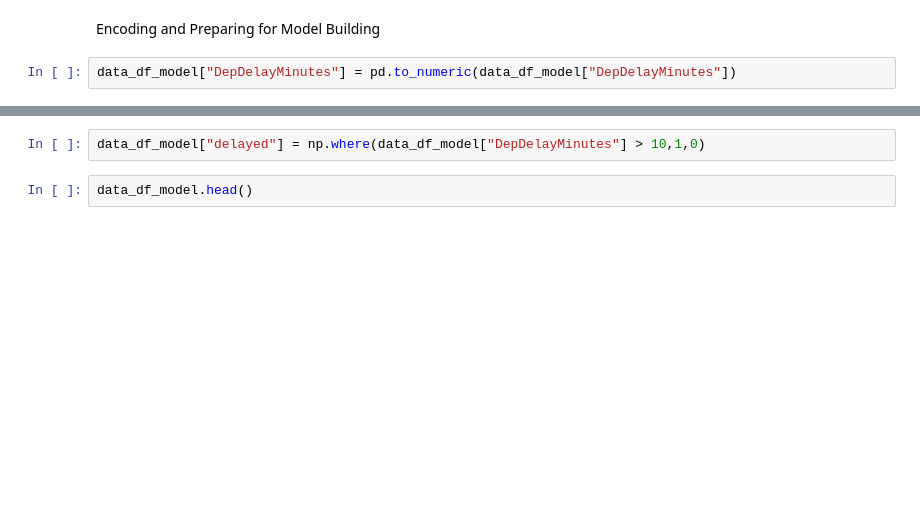
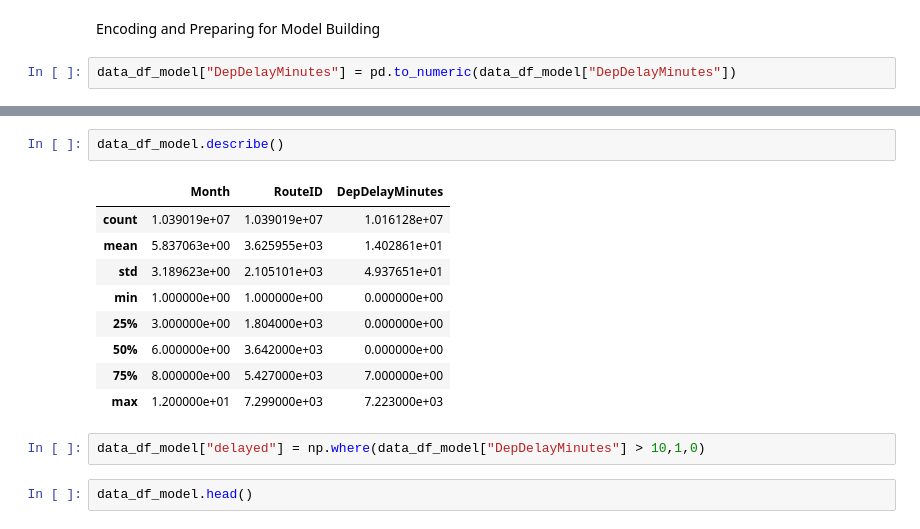
Before and after one commit to billodalroy/flight-delay-prediction, a Jupyter notebook: analysis_main.ipynb, the cells around one changed output, grey strips where cells are left out. Saved outputs shown, nothing was run; the diff lists cells and outputs as text; blank space fills up the shorter version.

```diff
--- a/analysis_main.ipynb
+++ b/analysis_main.ipynb
@@ -1238,6 +1280,18 @@ Data columns (total 8 columns):
  7   Destination                  object
 dtypes: float64(1), int64(2), object(5)
 memory usage: 634.2+ MB
+# %%
+data_df_model.describe()
+# %% [output]
+|  | Month | RouteID | DepDelayMinutes |
+| count | 1.039019e+07 | 1.039019e+07 | 1.016128e+07 |
+| mean | 5.837063e+00 | 3.625955e+03 | 1.402861e+01 |
+| std | 3.189623e+00 | 2.105101e+03 | 4.937651e+01 |
+| min | 1.000000e+00 | 1.000000e+00 | 0.000000e+00 |
+| 25% | 3.000000e+00 | 1.804000e+03 | 0.000000e+00 |
+| 50% | 6.000000e+00 | 3.642000e+03 | 0.000000e+00 |
+| 75% | 8.000000e+00 | 5.427000e+03 | 7.000000e+00 |
+| max | 1.200000e+01 | 7.299000e+03 | 7.223000e+03 |
 # %%
 data_df_model["delayed"] = np.where(data_df_model["DepDelayMinutes"] > 10,1,0)
 # %%
```
Also changed, not shown: parts of 12 cells of this notebook, 4 other files.
